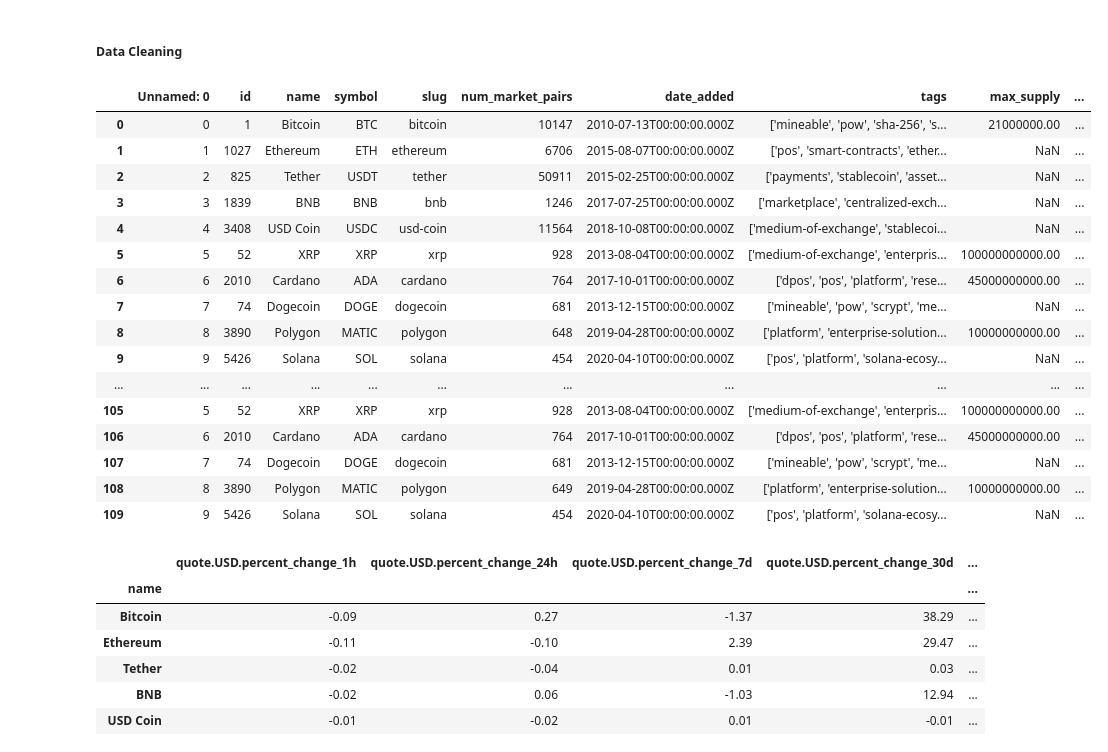
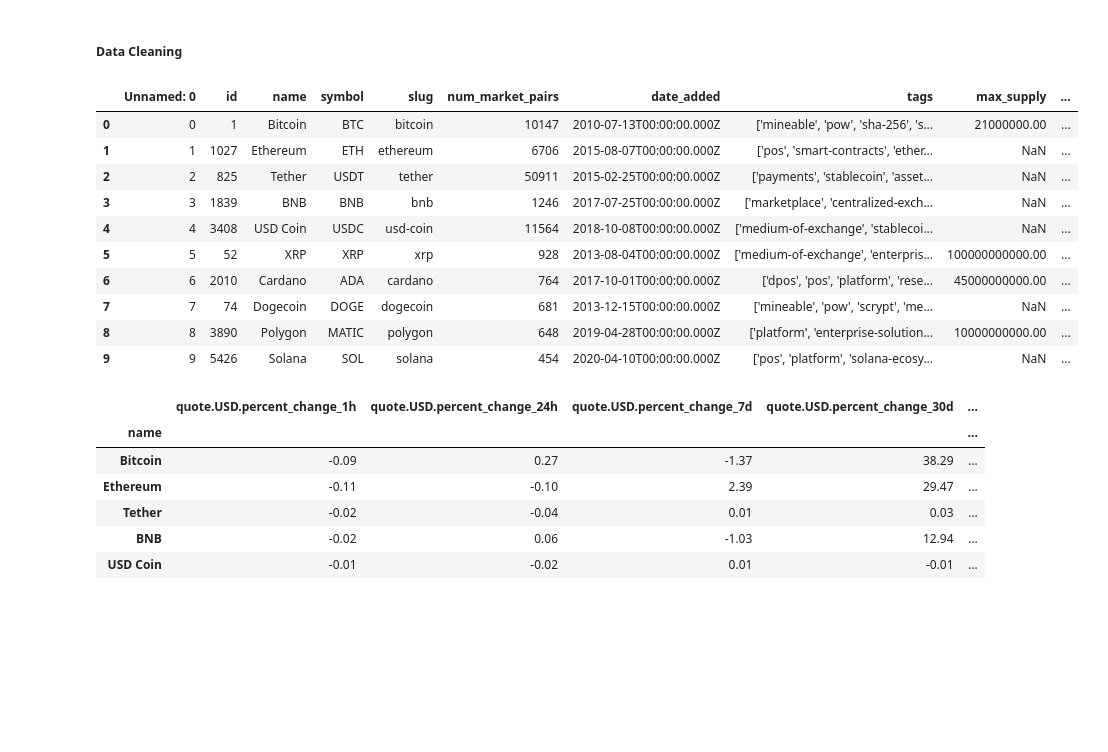
Before and after one commit to JYAKHWA/PythonPractice, a Jupyter notebook: Automating Crypto Website API.ipynb, the cells around one changed output. Saved outputs shown, nothing was run; the diff lists cells and outputs as text; code cells hidden in the pictures; blank space fills up the shorter version.

```diff
--- a/Automating Crypto Website API.ipynb
+++ b/Automating Crypto Website API.ipynb
@@ -201,26 +195,20 @@ csv_reading
 # %%
 # Columns circulating_supply, total_supply data are scientific, hence converting to more readable format.
 
 pd.set_option ('display.float_format', lambda x: '%.2f' % x)  #lambda to transform or calculate elements or columns
-display (csv_reading)
+csv_reading.head (10)
 # %% [output]
 |  | Unnamed: 0 | id | name | symbol | slug | num_market_pairs | date_added | tags | max_supply | ... |
 | 0 | 0 | 1 | Bitcoin | BTC | bitcoin | 10147 | 2010-07-13T00:00:00.000Z | ['mineable', 'pow', 'sha-256', 's... | 21000000.00 | ... |
 | 1 | 1 | 1027 | Ethereum | ETH | ethereum | 6706 | 2015-08-07T00:00:00.000Z | ['pos', 'smart-contracts', 'ether... | NaN | ... |
 | 2 | 2 | 825 | Tether | USDT | tether | 50911 | 2015-02-25T00:00:00.000Z | ['payments', 'stablecoin', 'asset... | NaN | ... |
 | 3 | 3 | 1839 | BNB | BNB | bnb | 1246 | 2017-07-25T00:00:00.000Z | ['marketplace', 'centralized-exch... | NaN | ... |
 | 4 | 4 | 3408 | USD Coin | USDC | usd-coin | 11564 | 2018-10-08T00:00:00.000Z | ['medium-of-exchange', 'stablecoi... | NaN | ... |
 | 5 | 5 | 52 | XRP | XRP | xrp | 928 | 2013-08-04T00:00:00.000Z | ['medium-of-exchange', 'enterpris... | 100000000000.00 | ... |
 | 6 | 6 | 2010 | Cardano | ADA | cardano | 764 | 2017-10-01T00:00:00.000Z | ['dpos', 'pos', 'platform', 'rese... | 45000000000.00 | ... |
 | 7 | 7 | 74 | Dogecoin | DOGE | dogecoin | 681 | 2013-12-15T00:00:00.000Z | ['mineable', 'pow', 'scrypt', 'me... | NaN | ... |
 | 8 | 8 | 3890 | Polygon | MATIC | polygon | 648 | 2019-04-28T00:00:00.000Z | ['platform', 'enterprise-solution... | 10000000000.00 | ... |
 | 9 | 9 | 5426 | Solana | SOL | solana | 454 | 2020-04-10T00:00:00.000Z | ['pos', 'platform', 'solana-ecosy... | NaN | ... |
-| ... | ... | ... | ... | ... | ... | ... | ... | ... | ... | ... |
-| 105 | 5 | 52 | XRP | XRP | xrp | 928 | 2013-08-04T00:00:00.000Z | ['medium-of-exchange', 'enterpris... | 100000000000.00 | ... |
-| 106 | 6 | 2010 | Cardano | ADA | cardano | 764 | 2017-10-01T00:00:00.000Z | ['dpos', 'pos', 'platform', 'rese... | 45000000000.00 | ... |
-| 107 | 7 | 74 | Dogecoin | DOGE | dogecoin | 681 | 2013-12-15T00:00:00.000Z | ['mineable', 'pow', 'scrypt', 'me... | NaN | ... |
-| 108 | 8 | 3890 | Polygon | MATIC | polygon | 649 | 2019-04-28T00:00:00.000Z | ['platform', 'enterprise-solution... | 10000000000.00 | ... |
-| 109 | 9 | 5426 | Solana | SOL | solana | 454 | 2020-04-10T00:00:00.000Z | ['pos', 'platform', 'solana-ecosy... | NaN | ... |
 # %%
  #Group the Names of Crypto currencies
 
```
Also changed, not shown: parts of 7 cells of this notebook.
